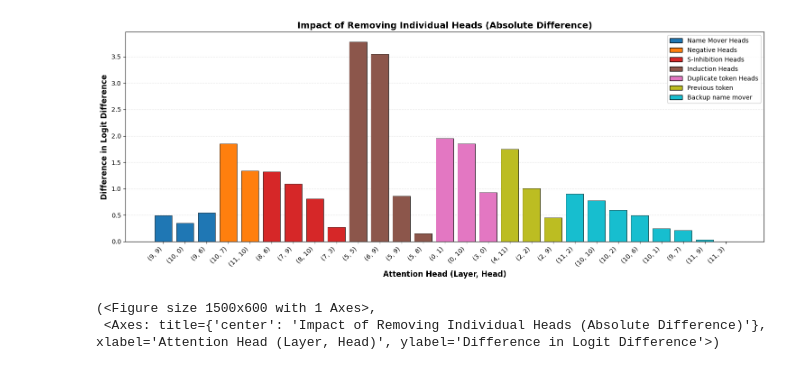
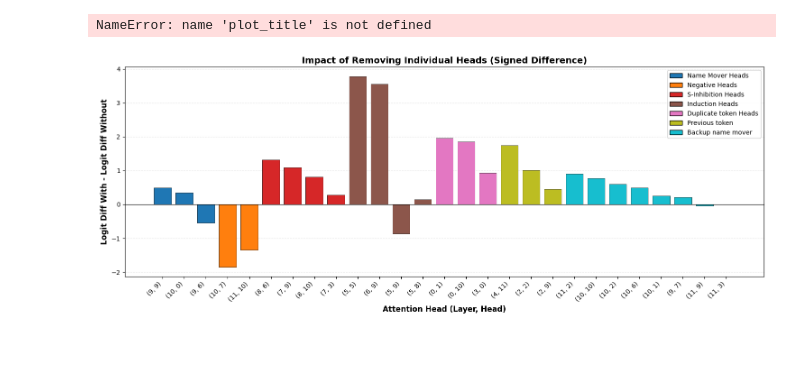
Before and after one commit to LEAHPARAPHAEL/circuits, a Jupyter notebook: plot_minimality_results.ipynb, the cells around one changed output. Saved outputs shown, nothing was run; the diff lists cells and outputs as text; code cells hidden in the pictures.

```diff
--- a/plot_minimality_results.ipynb
+++ b/plot_minimality_results.ipynb
@@ -2,35 +2,36 @@
 from ploting_utils import plot_minimality_results
 
 # Define categories for heads
 head_categories = {
     "Name Mover Heads": [(9, 9), (10, 0), (9, 6)],
     "Negative Heads": [(10, 7), (11, 10)],
     "S-Inhibition Heads": [(7, 3), (7, 9), (8, 6), (8, 10)],
     "Induction Heads": [(5, 5),(5,8),(5,9),(6,9)],
     "Duplicate token Heads": [(0,1),(0,10),(3,0)],
     "Previous token": [(2,2),(2,9),(4,11)],
     "Backup name mover": [(10, 10), (10, 2), (11, 2), (10, 6),(10,1),(9,7),(11,9),(11,3)],
 }
 
 custom_order = [
     (9, 9), (10, 0), (9, 6),
     (10, 7), (11, 10),
       (8, 6), (7, 9),(8, 10),(7, 3),
     (5, 5),(6,9),(5,9),(5,8),
     (0,1),(0,10),(3,0),
     (4,11),(2,2),(2,9),
     (11, 2), (10, 10), (10, 2),  (10, 6),(10,1),(9,7),(11,9),(11,3)
 ]
 
 
 # Plot with custom order and categories
 plot_minimality_results(
     results_file='results/minimality/minimality_BABA_T=0.json',
     categories=head_categories,
-    no_abs_value = False,
-    order=custom_order
+    no_abs_value = True,
+    template_key_list = [0],
+    order=custom_order,
+    save_path = "plots/minimality_BABA_T0_signed_difference.png"
 )
 # %% [output]
+NameError: name 'plot_title' is not defined
-[figure, old version]
+[figure, new version]
-(<Figure size 1500x600 with 1 Axes>,
- <Axes: title={'center': 'Impact of Removing Individual Heads (Absolute Difference)'}, xlabel='Attention Head (Layer, Head)', ylabel='Difference in Logit Difference'>)
```
Also changed, not shown: 5 other files.
